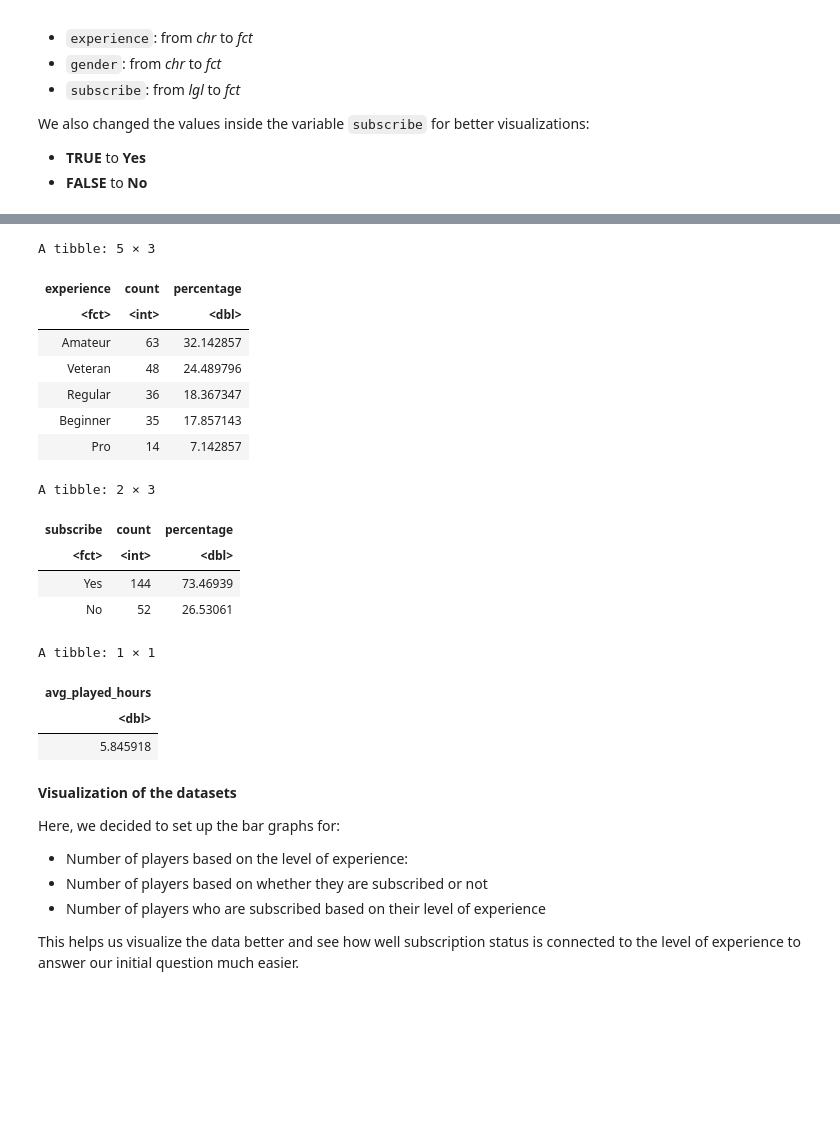
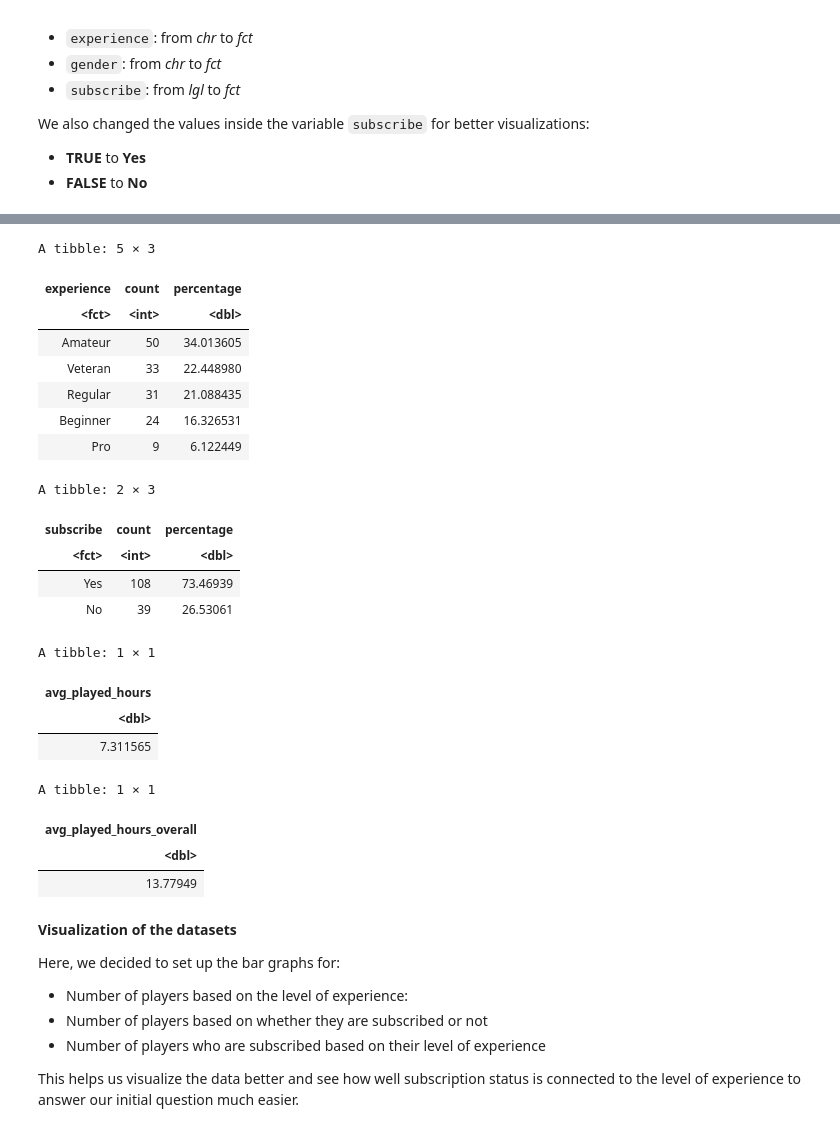
Before and after one commit to duybau2006/Data-Science-100-Group-Project, a Jupyter notebook: Group Project Final Report.ipynb, the cells around one changed output, grey strips where cells are left out. Drawn from its saved outputs; the diff is of its cells as text; code cells hidden in the pictures; blank space fills up the shorter version.

```diff
--- a/Group Project Final Report.ipynb
+++ b/Group Project Final Report.ipynb
@@ -172,43 +209,54 @@ Since we are trying to predict whether a gamer will subscribe to a gaming newsle
 - The majority of players who subscribed were Amateur players, though this does not mean that Amateur players are most likely to subscribe because they are the highest populated group.
 # %%
+set.seed(7283)
 #number of players based on experience
-player_experience <- players_tidy |>
+player_experience <- players_train |>
                 group_by(experience) |>
                 summarize(count = n()) |>
                 mutate(percentage = count / sum(count) * 100)|>
                 arrange(desc(count))
 player_experience
 
 #number of players based on whether or not they are subscribed
-player_subscribed <- players_tidy |>
+player_subscribed <- players_train |>
                 group_by(subscribe) |>
                 summarize(count = n()) |>
                 mutate(percentage = count / sum(count) * 100)|>
                 arrange(desc(count))
 player_subscribed
 
-#finding average played hours
-avg_played_hours <- players_tidy |>
+#finding average played hours with 0 values
+all_avg_played_hours <- players_train |>
             summarize(avg_played_hours = mean(played_hours, na.rm = TRUE))
-avg_played_hours
+all_avg_played_hours
+
+#finding average played hours overall excluding 0 values
+avg_played_hours_excluding0 <- players_train |>
+            filter(played_hours != 0) |>
+            summarize(avg_played_hours_overall = mean(played_hours))
+avg_played_hours_excluding0
 # %% [output]
 A tibble: 5 × 3
 | experience | count | percentage |
 | <fct> | <int> | <dbl> |
-| Amateur | 63 | 32.142857 |
-| Veteran | 48 | 24.489796 |
-| Regular | 36 | 18.367347 |
-| Beginner | 35 | 17.857143 |
-| Pro | 14 | 7.142857 |
+| Amateur | 50 | 34.013605 |
+| Veteran | 33 | 22.448980 |
+| Regular | 31 | 21.088435 |
+| Beginner | 24 | 16.326531 |
+| Pro | 9 | 6.122449 |
 A tibble: 2 × 3
 | subscribe | count | percentage |
 | <fct> | <int> | <dbl> |
-| Yes | 144 | 73.46939 |
-| No | 52 | 26.53061 |
+| Yes | 108 | 73.46939 |
+| No | 39 | 26.53061 |
 A tibble: 1 × 1
 | avg_played_hours |
 | <dbl> |
-| 5.845918 |
+| 7.311565 |
+A tibble: 1 × 1
+| avg_played_hours_overall |
+| <dbl> |
+| 13.77949 |
 # %% [markdown]
 **Visualization of the datasets**
 
```
Also changed, not shown: parts of 12 cells of this notebook.
